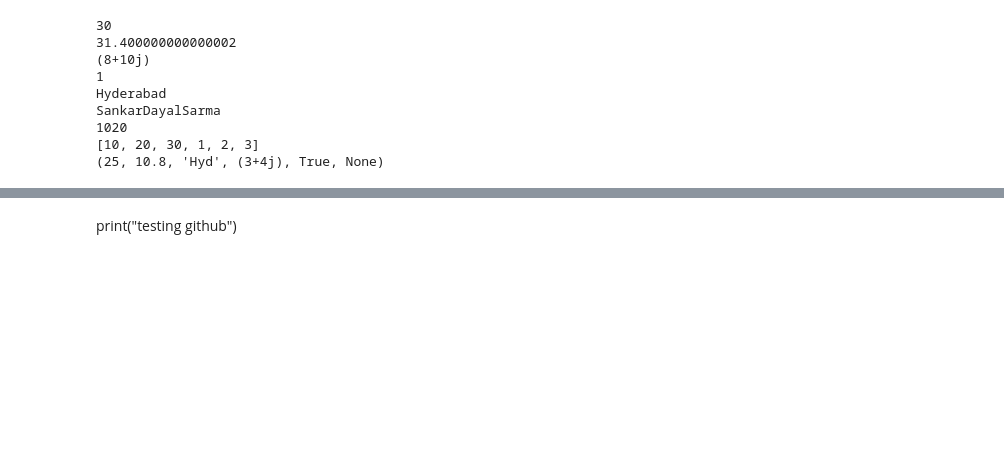
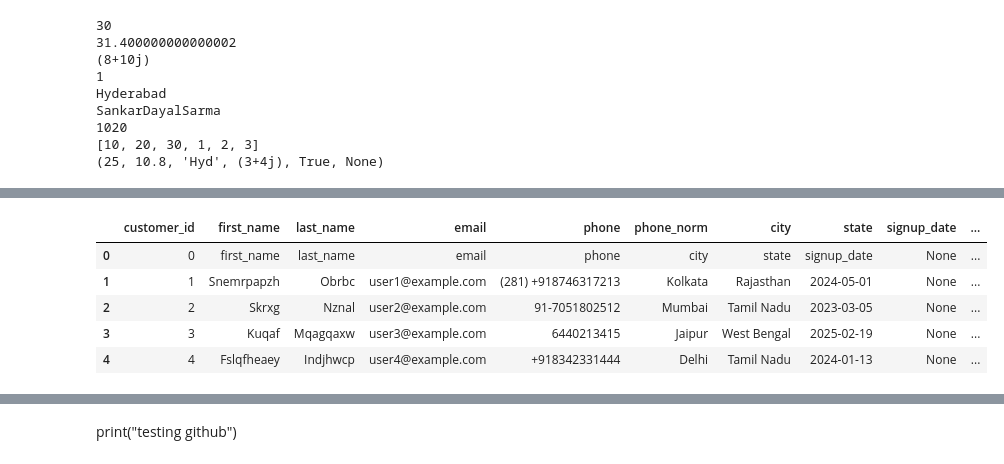
Before and after one commit to Addakularanjith123/DE-SSO, a Jupyter notebook: Test_Git.ipynb, the cells around one changed output, grey strips where cells are left out. Saved outputs shown, nothing was run; the diff lists cells and outputs as text; code cells hidden in the pictures; blank space fills up the shorter version.

```diff
--- a/Test_Git.ipynb
+++ b/Test_Git.ipynb
@@ -146,0 +167,14 @@ SankarDayalSarma
+# %%
+!pip install mysql-connector-python
+
+import mysql.connector as mc
+
+# connection = mysql.connector.connect(
+#     host="localhost",
+#     user="root",
+#     password="your_password",
+#     database="your_database"
+# )
+root_con = mc.connect(host="35.222.34.151",user="team8",password="t8ssss_DP",database = "OLTP")
+cur = root_con.cursor()
+customers = pd.read_sql("SELECT * FROM customers", root_con)
@@ -146,0 +327,10 @@ SankarDayalSarma
+# %%
+
+customers.head()
+# %% [output]
+|  | customer_id | first_name | last_name | email | phone | phone_norm | city | state | signup_date | ... |
+| 0 | 0 | first_name | last_name | email | phone | city | state | signup_date | None | ... |
+| 1 | 1 | Snemrpapzh | Obrbc | user1@example.com | (281) +918746317213 | Kolkata | Rajasthan | 2024-05-01 | None | ... |
+| 2 | 2 | Skrxg | Nznal | user2@example.com | 91-7051802512 | Mumbai | Tamil Nadu | 2023-03-05 | None | ... |
+| 3 | 3 | Kuqaf | Mqagqaxw | user3@example.com | 6440213415 | Jaipur | West Bengal | 2025-02-19 | None | ... |
+| 4 | 4 | Fslqfheaey | Indjhwcp | user4@example.com | +918342331444 | Delhi | Tamil Nadu | 2024-01-13 | None | ... |
```
Also changed, not shown: parts of 30 cells of this notebook.
